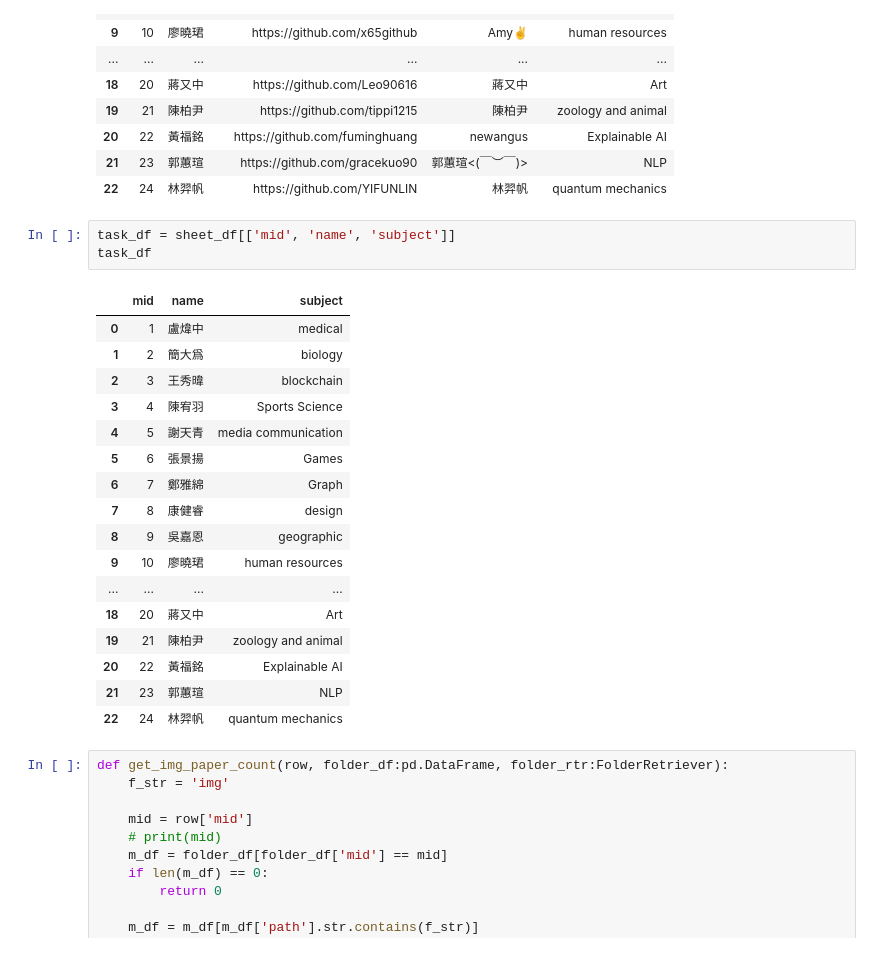
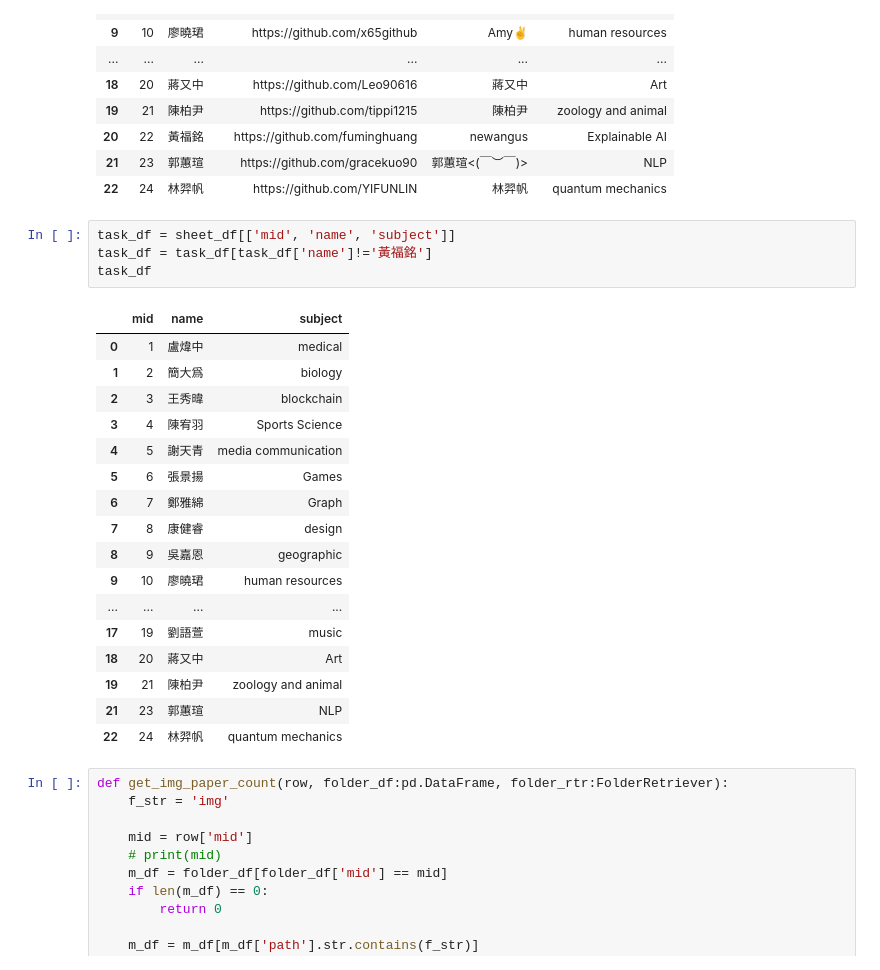
Before and after one commit to jet-c-21/GoogleTool, a Jupyter notebook: View Pretty Paper data.ipynb, the cells around one changed output. Saved outputs shown, nothing was run; the diff lists cells and outputs as text.

```diff
--- a/View Pretty Paper data.ipynb
+++ b/View Pretty Paper data.ipynb
@@ -160,23 +156,24 @@ sheet_df
 | 22 | 24 | 林羿帆 | https://github.com/YIFUNLIN | 林羿帆 | quantum mechanics |
 # %%
 task_df = sheet_df[['mid', 'name', 'subject']]
+task_df = task_df[task_df['name']!='黃福銘']
 task_df
 # %% [output]
 |  | mid | name | subject |
 | 0 | 1 | 盧煒中 | medical |
 | 1 | 2 | 簡大爲 | biology |
 | 2 | 3 | 王秀暐 | blockchain |
 | 3 | 4 | 陳宥羽 | Sports Science |
 | 4 | 5 | 謝天青 | media communication |
 | 5 | 6 | 張景揚 | Games |
 | 6 | 7 | 鄭雅綿 | Graph |
 | 7 | 8 | 康健睿 | design |
 | 8 | 9 | 吳嘉恩 | geographic |
 | 9 | 10 | 廖曉珺 | human resources |
 | ... | ... | ... | ... |
+| 17 | 19 | 劉語萱 | music |
 | 18 | 20 | 蔣又中 | Art |
 | 19 | 21 | 陳柏尹 | zoology and animal |
-| 20 | 22 | 黃福銘 | Explainable AI |
 | 21 | 23 | 郭蕙瑄 | NLP |
 | 22 | 24 | 林羿帆 | quantum mechanics |
 # %%
```
Also changed, not shown: parts of 7 cells of this notebook.
